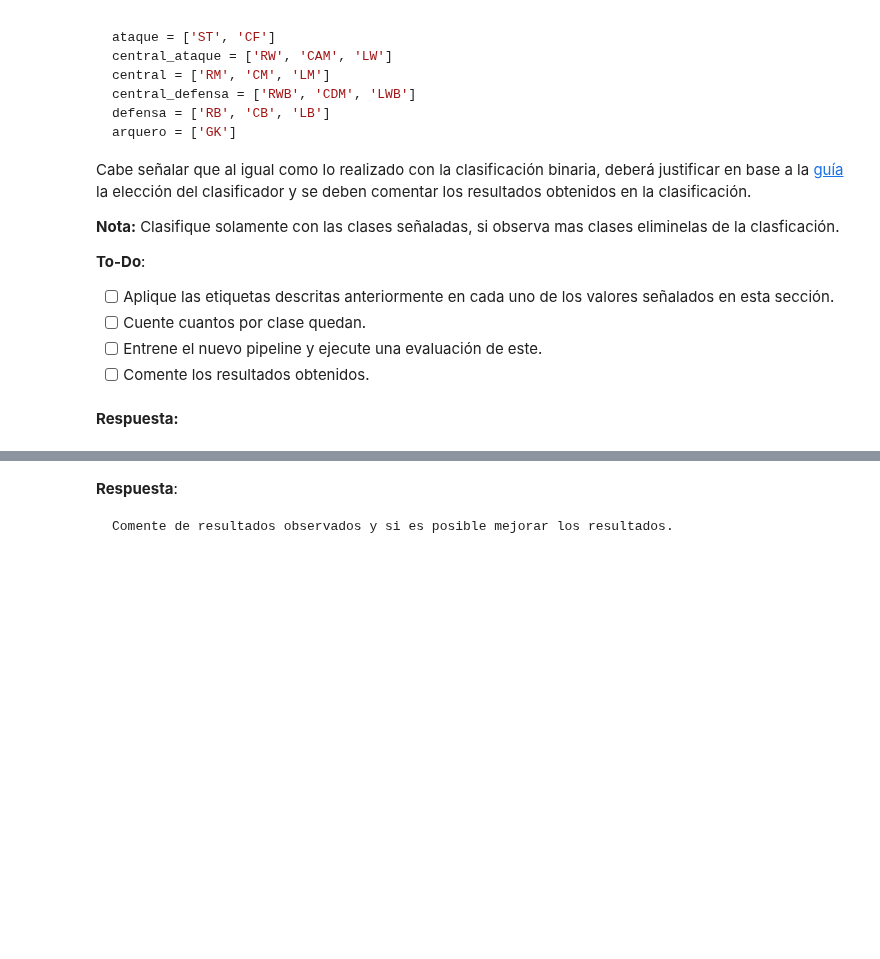
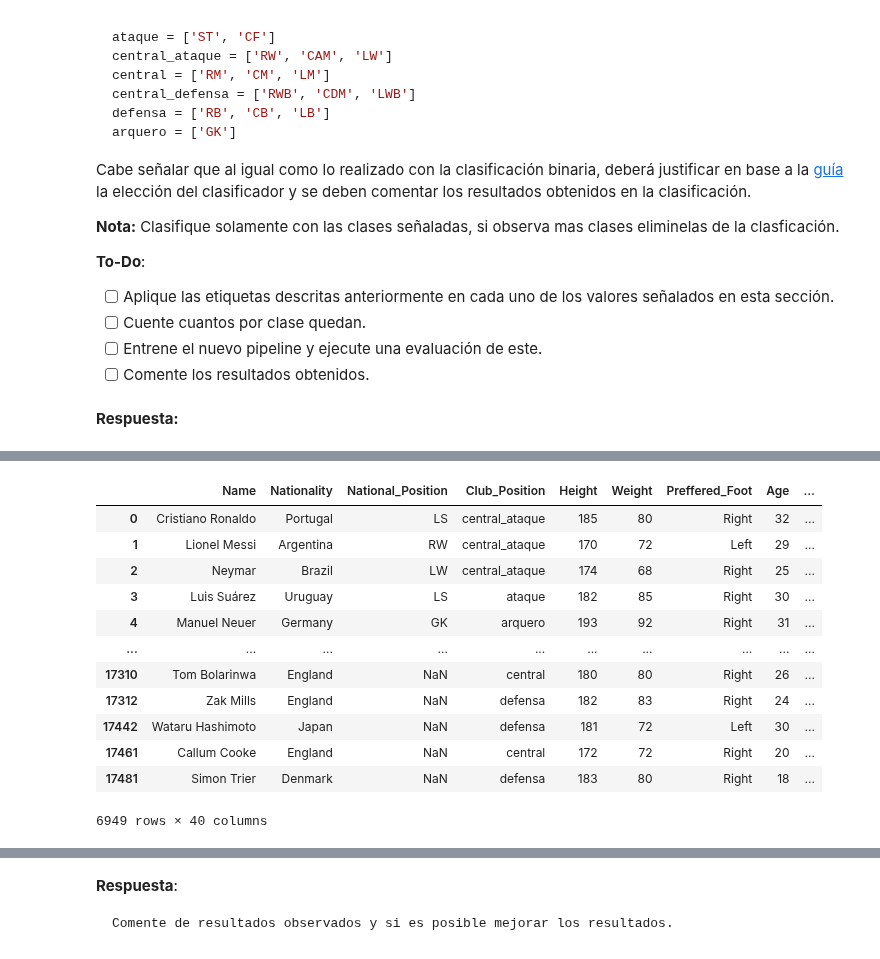
Before and after one commit to cristobalperezp/MDS7202-Laboratorio, a Jupyter notebook: Lab_8.ipynb, the cells around one changed output, grey strips where cells are left out. Cells and saved outputs as stored; diff of their text form; code cells hidden in the pictures; blank space fills up the shorter version.

```diff
--- a/Lab_8.ipynb
+++ b/Lab_8.ipynb
@@ -268,0 +653,18 @@ Cabe señalar que al igual como lo realizado con la clasificación binaria, debe
+# %%
+mask = (df_players.loc[:,'Club_Position']=='Sub') | (df_players.loc[:,'Club_Position']=='Res')
+df_first = df_players.loc[~mask,:]
+df_first
+# %% [output]
+|  | Name | Nationality | National_Position | Club_Position | Height | Weight | Preffered_Foot | Age | ... |
+| 0 | Cristiano Ronaldo | Portugal | LS | central_ataque | 185 | 80 | Right | 32 | ... |
+| 1 | Lionel Messi | Argentina | RW | central_ataque | 170 | 72 | Left | 29 | ... |
+| 2 | Neymar | Brazil | LW | central_ataque | 174 | 68 | Right | 25 | ... |
+| 3 | Luis Suárez | Uruguay | LS | ataque | 182 | 85 | Right | 30 | ... |
+| 4 | Manuel Neuer | Germany | GK | arquero | 193 | 92 | Right | 31 | ... |
+| ... | ... | ... | ... | ... | ... | ... | ... | ... | ... |
+| 17310 | Tom Bolarinwa | England | NaN | central | 180 | 80 | Right | 26 | ... |
+| 17312 | Zak Mills | England | NaN | defensa | 182 | 83 | Right | 24 | ... |
+| 17442 | Wataru Hashimoto | Japan | NaN | defensa | 181 | 72 | Left | 30 | ... |
+| 17461 | Callum Cooke | England | NaN | central | 172 | 72 | Right | 20 | ... |
+| 17481 | Simon Trier | Denmark | NaN | defensa | 183 | 80 | Right | 18 | ... |
+6949 rows × 40 columns
```
Also changed, not shown: parts of 60 cells of this notebook.
